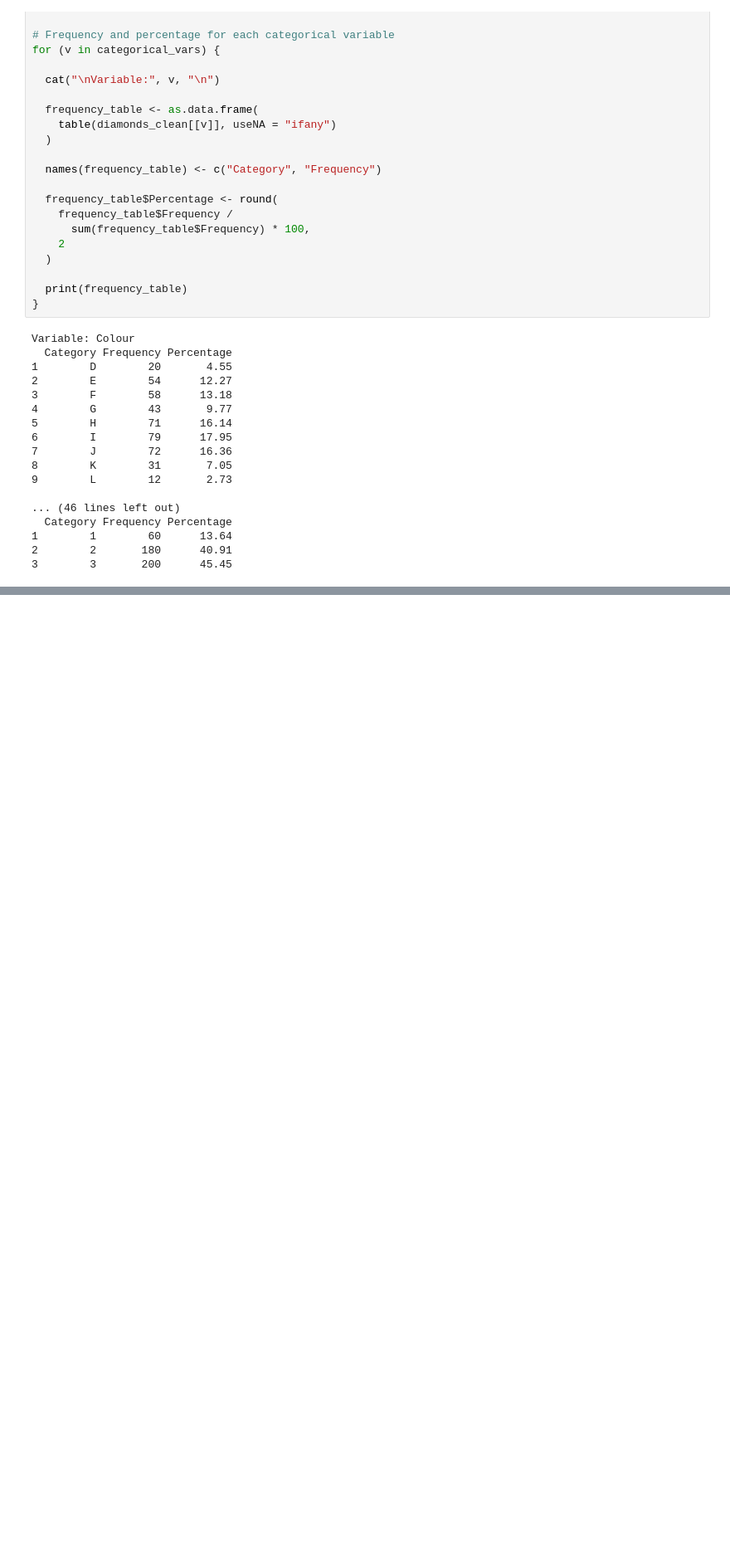
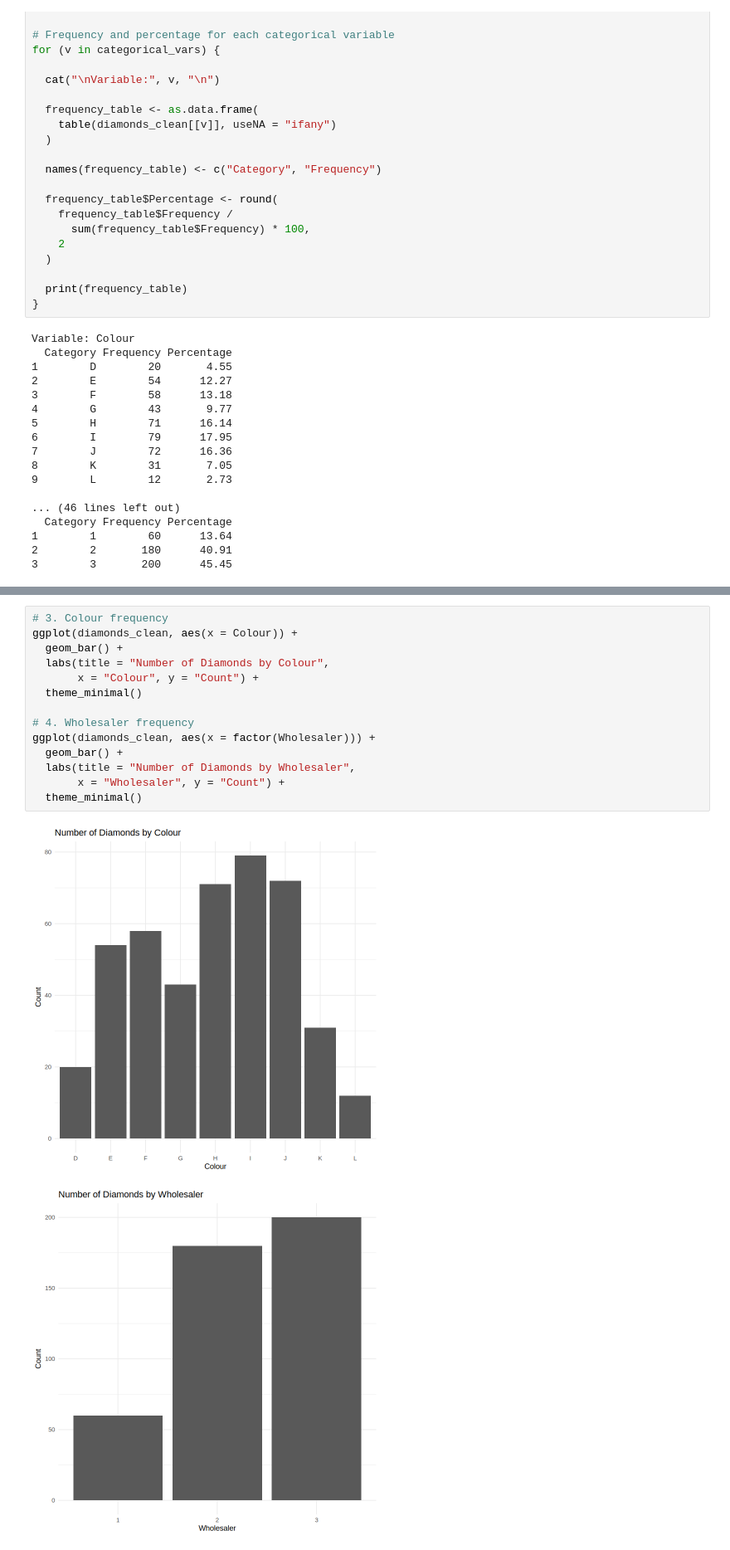
Before and after one commit to iplaycos1-crypto/MBA6636, a Jupyter notebook: Copy_of_MBA6636_3769291_Sun_DEA.ipynb, the cells around one changed output, grey strips where cells are left out. Shown at 83% size. Cells and saved outputs as stored; diff of their text form; blank space fills up the shorter version.

```diff
--- a/Copy_of_MBA6636_3769291_Sun_DEA.ipynb
+++ b/Copy_of_MBA6636_3769291_Sun_DEA.ipynb
@@ -343,0 +362,17 @@ Variable: Colour
+# %%
+# 3. Colour frequency
+ggplot(diamonds_clean, aes(x = Colour)) +
+  geom_bar() +
+  labs(title = "Number of Diamonds by Colour",
+       x = "Colour", y = "Count") +
+  theme_minimal()
+
+# 4. Wholesaler frequency
+ggplot(diamonds_clean, aes(x = factor(Wholesaler))) +
+  geom_bar() +
+  labs(title = "Number of Diamonds by Wholesaler",
+       x = "Wholesaler", y = "Count") +
+  theme_minimal()
+# %% [output]
+[figure, added]
+[figure, added]
```
Also changed, not shown: parts of 1 cell of this notebook.
